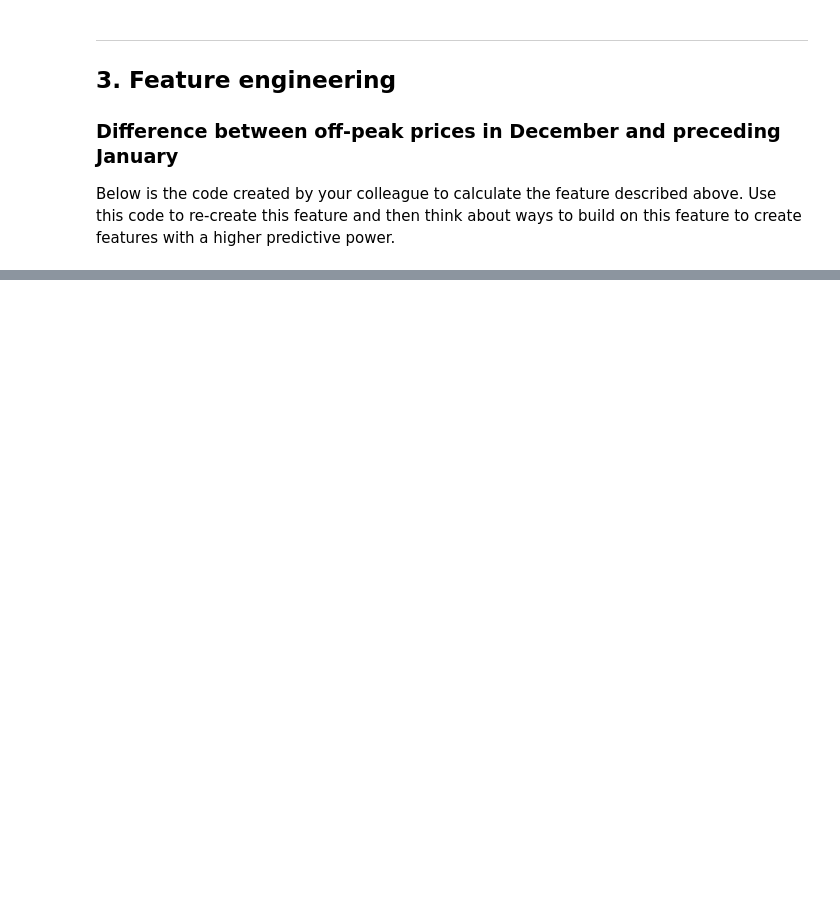
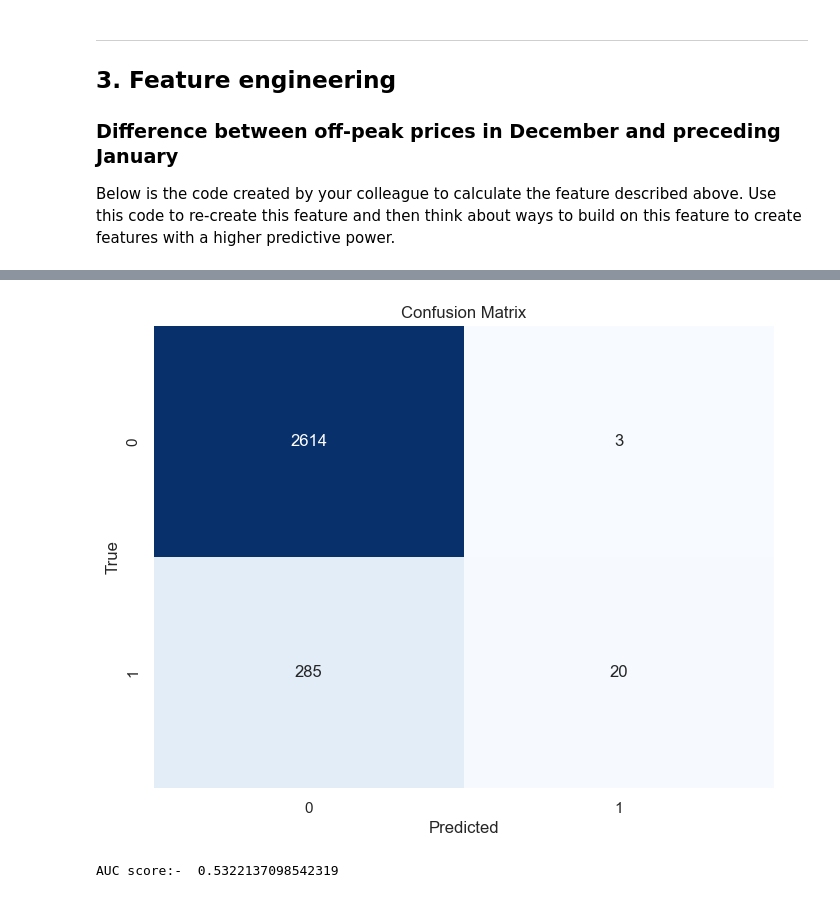
Before and after one commit to JammalAdeyemi/Forage-JobSimulation, a Jupyter notebook: BCGx_JobSim/Task_3/feature_engineering.ipynb, the cells around one changed output, grey strips where cells are left out. Saved outputs shown, nothing was run; the diff lists cells and outputs as text; code cells hidden in the pictures; blank space fills up the shorter version.

```diff
--- a/BCGx_JobSim/Task_3/feature_engineering.ipynb
+++ b/BCGx_JobSim/Task_3/feature_engineering.ipynb
@@ -90,0 +481,6 @@ diff.head()
+# %%
+X = df_new.drop(columns=['id', 'churn'])
+y = df_new['churn']
+
+print(f"X_shape: {X.shape}")
+print(f"y_shape: {y.shape}")
@@ -90,0 +490,13 @@ diff.head()
+# %%
+# Handling missing values in your feature matrix X
+imputer = SimpleImputer(strategy='mean')  # Use mean strategy for filling missing values
+X_imputed = imputer.fit_transform(X)
+# %%
+# Splitting the data into training and testing sets
+X_train, X_test, y_train, y_test = train_test_split(X_imputed, y, test_size=0.2, random_state=42)
+
+# Creating the Random Forest model
+rf_model = RandomForestClassifier(n_estimators=1000, criterion = 'entropy',  random_state=42)
+
+# Training the model on the training data
+rf_model.fit(X_train, y_train)
@@ -90,0 +505,7 @@ diff.head()
+# %%
+# Making predictions on the test set
+y_pred = rf_model.predict(X_test)
+
+# Evaluating the model
+accuracy = accuracy_score(y_test, y_pred)
+print(f"Accuracy of the Random Forest model: {accuracy:.2f}")
@@ -90,0 +530,19 @@ diff.head()
+# %%
+# Create a confusion matrix
+conf_matrix = confusion_matrix(y_test, y_pred)
+
+# Create a heatmap using Seaborn
+plt.figure(figsize=(8, 6))
+sns.heatmap(conf_matrix, annot=True, fmt='d', cmap='Blues', cbar=False)
+plt.xlabel('Predicted')
+plt.ylabel('True')
+plt.title('Confusion Matrix')
+plt.show()
+# %% [output]
+[figure, added]
+# %%
+# ROC/AUC
+auc = roc_auc_score(y_test, y_pred)
+print("AUC score:- ", auc)
+# %% [output]
+AUC score:-  0.5322137098542319
```
Also changed, not shown: parts of 46 cells of this notebook.
